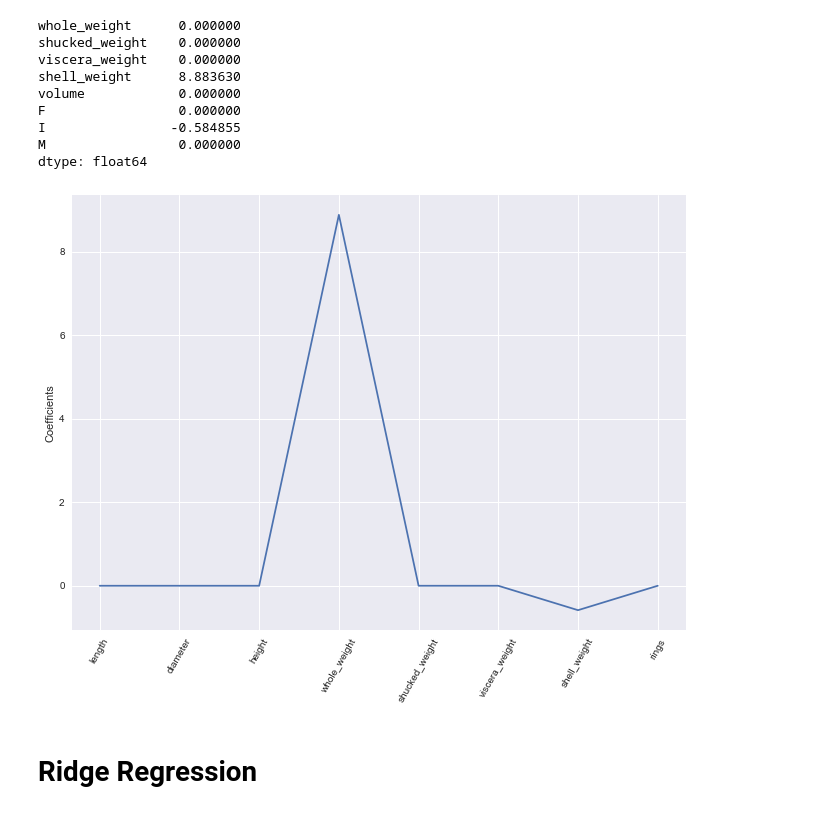
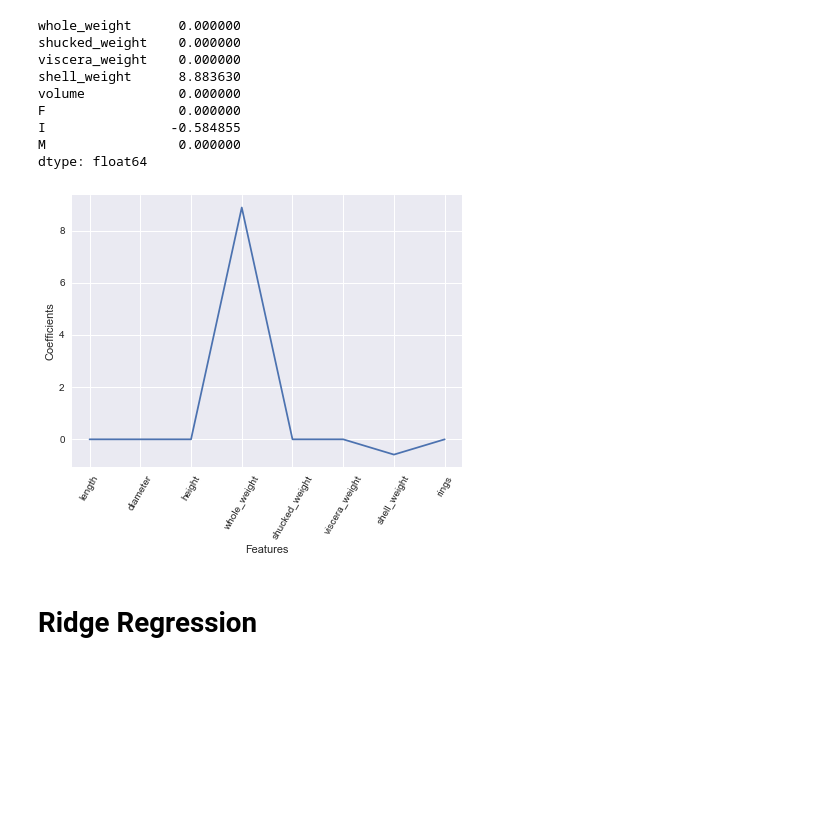
Before and after one commit to viciouspetal/data-analytics-notebook, a Jupyter notebook: Assignment workbook.ipynb, the cells around one changed output. Saved outputs shown, nothing was run; the diff lists cells and outputs as text; code cells hidden in the pictures; blank space fills up the shorter version.

```diff
--- a/Assignment workbook.ipynb
+++ b/Assignment workbook.ipynb
@@ -260,6 +260,8 @@ def set_16x16_figure():
     sb.set(rc={'figure.figsize':(16,16)})
 def set_11x8_figure():
     sb.set(rc={'figure.figsize':(11,8)})
+def set_7x5_figure():
+    sb.set(rc={'figure.figsize':(7,5)})
 # %%
 set_16x16_figure()
 ax=sb.boxplot(data=df)
@@ -1038,13 +1056,14 @@ I                -0.584855
 M                 0.000000
 dtype: float64
 # %%
-set_11x8_figure()
-_ = plt.plot(range(X_train.shape[1]), lasso.coef_)
-_ = plt.xticks(range(X_train.shape[1]), df, rotation=60)
+set_7x5_figure()
+_ = plt.plot(range(X.columns.shape[0]), lasso.coef_)
+_ = plt.xticks(range(X.columns.shape[0]), df, rotation=60)
 _ = plt.ylabel('Coefficients')
+_ = plt.xlabel('Features')
 plt.savefig(default_figure_out_path+'lasso_coefficients_plot'+default_figure_ext, bbox_inches='tight')
 # %% [output]
-[figure, old version]
+[figure, new version]
 # %% [markdown]
 # Ridge Regression
 # %%
```
Also changed, not shown: parts of 18 cells of this notebook, 1 other file.
